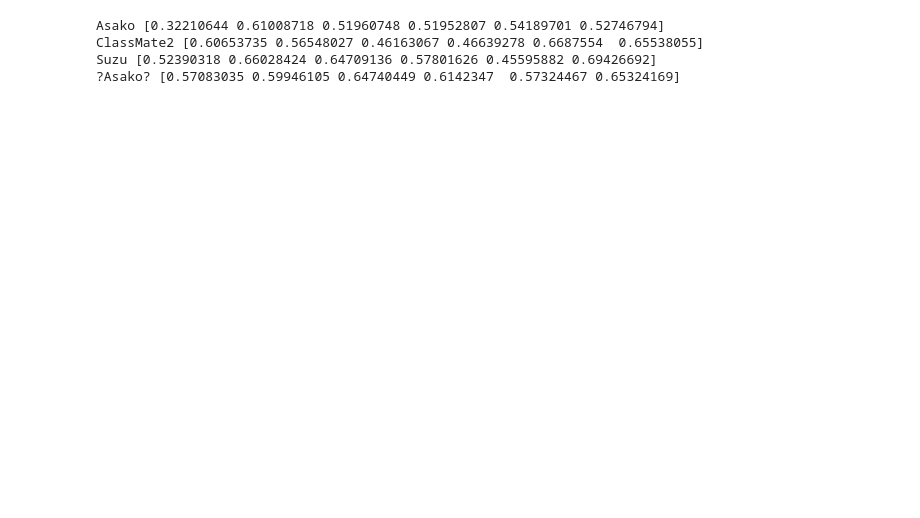
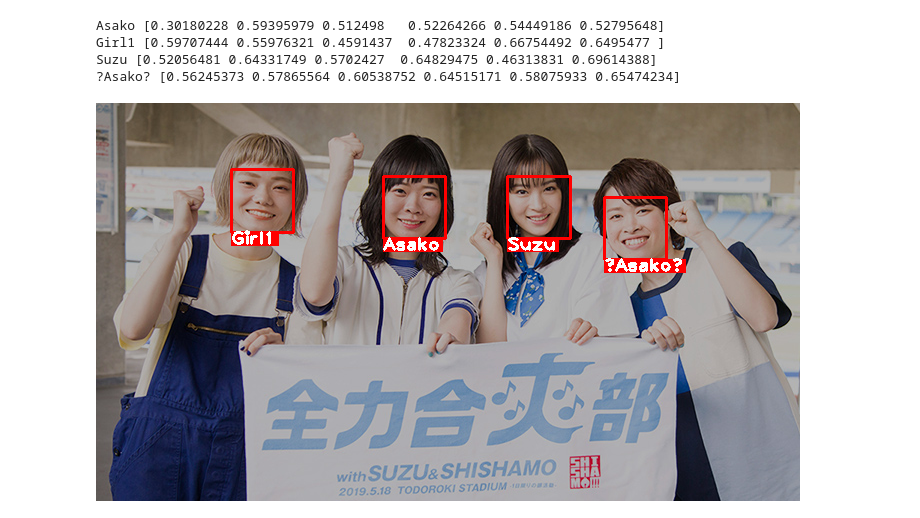
Before and after one commit to xiaomuc/opencv, a Jupyter notebook: face_dlib.ipynb, the cells around one changed output. Saved outputs shown, nothing was run; the diff lists cells and outputs as text; code cells hidden in the pictures; blank space fills up the shorter version.

Commit message:
Colaboratory を使用して作成しました

```diff
--- a/face_dlib.ipynb
+++ b/face_dlib.ipynb
@@ -188,8 +204,11 @@ def single_image(filename,detect_only=False,debug=False):
         image=detect_face_locations(image)
     else:
         ret,image=recognize_face(image,debug=debug)
-    cv2.imshow("sigle test",image)
-    if cv2.waitKey(0) & 0xFF:
+    if IN_COLAB:
+      cv2_imshow(image)
+    else:
+      cv2.imshow("sigle test",image)
+      if cv2.waitKey(0) & 0xFF:
         cv2.destroyAllWindows()
 
 def getInterval(fps):
@@ -260,13 +279,14 @@ def video_proc(filename,output=None,capture=False,detect_only=False,no_wait=Fals
 # %%
 #image_name="./test-data/IMG_6003.jpg"
 #image_name="./test-data/IMG_6002.jpg"
-image_name="./img_interviewMovie.jpg"
+image_name=os.path.join(DRIVE_ROOT,"img_interviewMovie.jpg")
 single_image(image_name,detect_only=False,debug=True)
 # %% [output]
-Asako [0.32210644 0.61008718 0.51960748 0.51952807 0.54189701 0.52746794]
-ClassMate2 [0.60653735 0.56548027 0.46163067 0.46639278 0.6687554  0.65538055]
-Suzu [0.52390318 0.66028424 0.64709136 0.57801626 0.45595882 0.69426692]
-?Asako? [0.57083035 0.59946105 0.64740449 0.6142347  0.57324467 0.65324169]
+Asako [0.30180228 0.59395979 0.512498   0.52264266 0.54449186 0.52795648]
+Girl1 [0.59707444 0.55976321 0.4591437  0.47823324 0.66754492 0.6495477 ]
+Suzu [0.52056481 0.64331749 0.5702427  0.64829475 0.46313831 0.69614388]
+?Asako? [0.56245373 0.57865564 0.60538752 0.64515171 0.58075933 0.65474234]
+[figure, added]
 # %%
 import time
 video_name=os.path.join(DRIVE_ROOT,"gassou_15sec_small.mp4")
```
Also changed, not shown: parts of 7 cells of this notebook.
